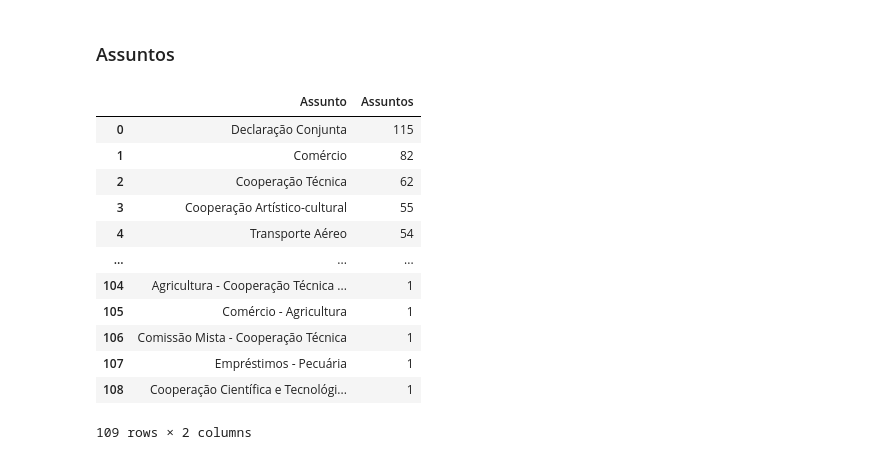
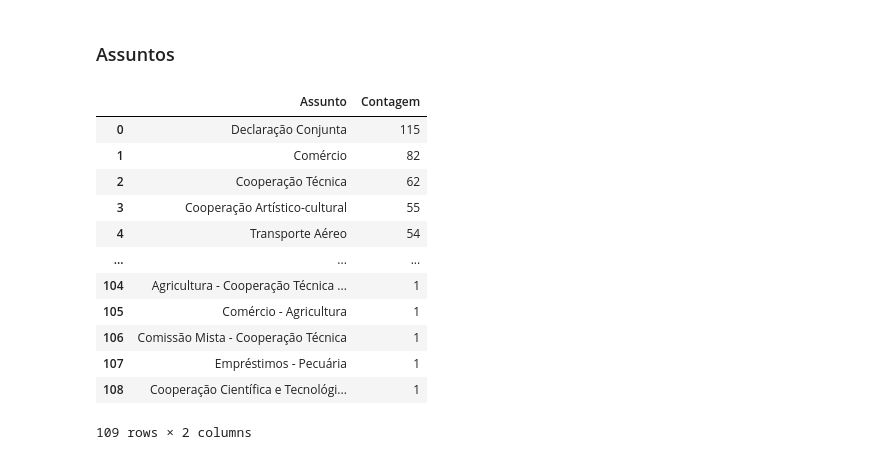
Before and after one commit to antonioravila/PoliticaExternaBrasileira, a Jupyter notebook: Analise_de_tratados/Tratados.ipynb, the cells around one changed output. Cells and saved outputs as stored; diff of their text form; code cells hidden in the pictures.

```diff
--- a/Analise_de_tratados/Tratados.ipynb
+++ b/Analise_de_tratados/Tratados.ipynb
@@ -76,5 +76,6 @@ df[df['Outra Parte'].isnull()]
 |  | Título do Acordo | Outra Parte | Assuntos | Data Celebração | Status da Tramitação |
 # %%
 df['Data Celebração'] = pd.to_datetime(df['Data Celebração'])
+df['Ano'] = df['Data Celebração'].dt.year
 df
 # %% [output]
@@ -214,10 +275,10 @@ freq_Presidente
 # %%
 freq_Assuntos = pd.DataFrame(df['Assuntos'].value_counts())
 freq_Assuntos.reset_index(inplace=True)
-freq_Assuntos.rename(columns = {'index': 'Assunto', 'Assunto': 'Contagem'}, inplace=True)
+freq_Assuntos.rename(columns = {'index': 'Assunto', 'Assuntos': 'Contagem'}, inplace=True)
 freq_Assuntos
 # %% [output]
-|  | Assunto | Assuntos |
+|  | Assunto | Contagem |
 | 0 | Declaração Conjunta | 115 |
 | 1 | Comércio | 82 |
 | 2 | Cooperação Técnica | 62 |
```
Also changed, not shown: parts of 15 cells of this notebook.
